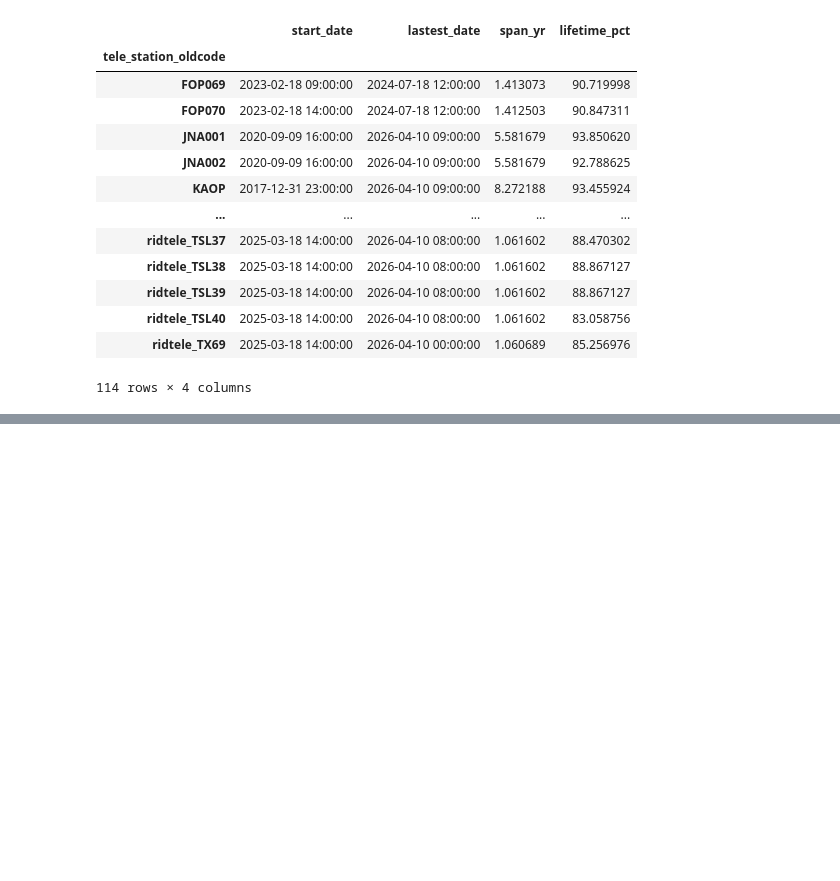
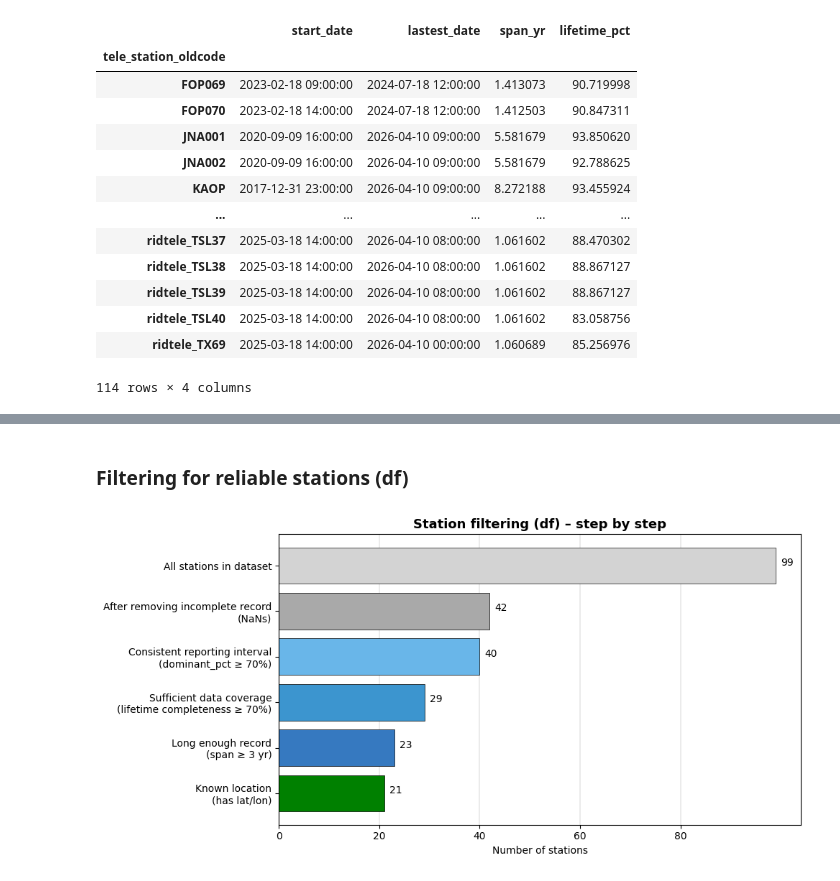
Before and after one commit to pongsakorn-onnim/rainfall_threshold_songkla, a Jupyter notebook: 01_exploratory_data_analysis.ipynb, the cells around one changed output, grey strips where cells are left out. Cells and saved outputs as stored; diff of their text form; code cells hidden in the pictures; blank space fills up the shorter version.

```diff
--- a/01_exploratory_data_analysis.ipynb
+++ b/01_exploratory_data_analysis.ipynb
@@ -645,0 +581,43 @@ SyntaxError: invalid syntax (1547532986.py, line 1)
+# %% [markdown]
+### Filtering for reliable stations (df)
+# %%
+after_completeness = df_summary[(df_summary['lifetime_pct'] >= 70)]
+after_span = after_completeness[((after_completeness['span_yr'] >= 3))]
+qualified = after_span[after_span.index.isin(df_meta2['tele_station_oldcode'])]
+# %%
+labels = ['Known location\n(has lat/lon)',
+          'Long enough record\n(span ≥ 3 yr)',
+          'Sufficient data coverage\n(lifetime completeness ≥ 70%)',
+          'Consistent reporting interval\n(dominant_pct ≥ 70%)',
+          'After removing incomplete record\n(NaNs)',
+          'All stations in dataset']
+
+counts = [len(qualified),
+          len(after_span),
+          len(after_completeness),
+          len(df_resolution_filtered),
+          df['tele_station_oldcode'].nunique(),
+          df_raw['tele_station_oldcode'].nunique()]
+# %%
+colors = ['green', "#3679c0", "#3c95cf", "#69b6e9", 'darkgrey', 'lightgrey']
+
+fig, ax = plt.subplots(figsize=(10, 5))
+
+bars = ax.barh(labels, counts, color=colors, edgecolor='black', linewidth=0.5)        # ax.barh plots from bottom to top
+
+for bar in bars:
+    width = bar.get_width()
+    y = bar.get_y() + bar.get_height() / 2
+    ax.text(width + 1, y, str(width))
+
+ax.set_xticks(range(0, max(counts)+1, 20))
+ax.xaxis.grid(True, linewidth=0.35)
+
+ax.set_title('Station filtering (df) – step by step', fontweight='bold', fontsize=13)
+ax.set_xlabel('Number of stations')
+ax.set_axisbelow(True)
+
+plt.tight_layout()
+plt.show()
+# %% [output]
+[figure, added]
```
Also changed, not shown: parts of 19 cells of this notebook.
